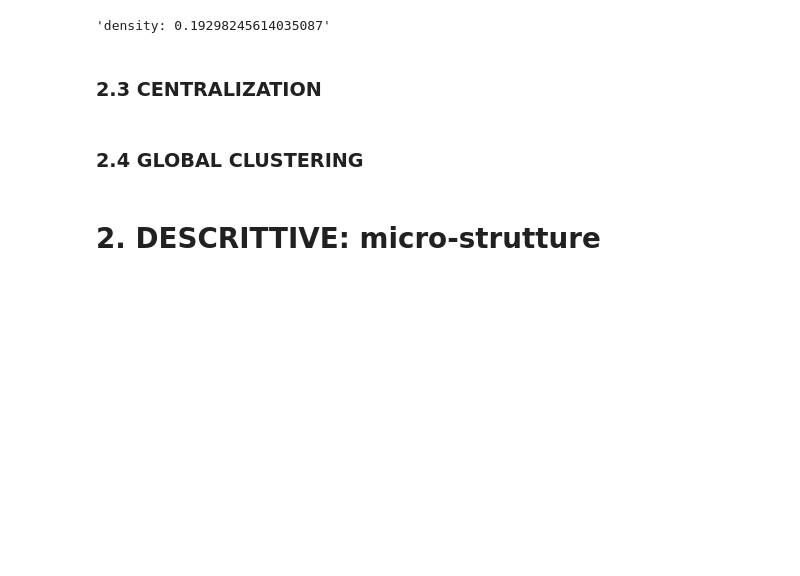
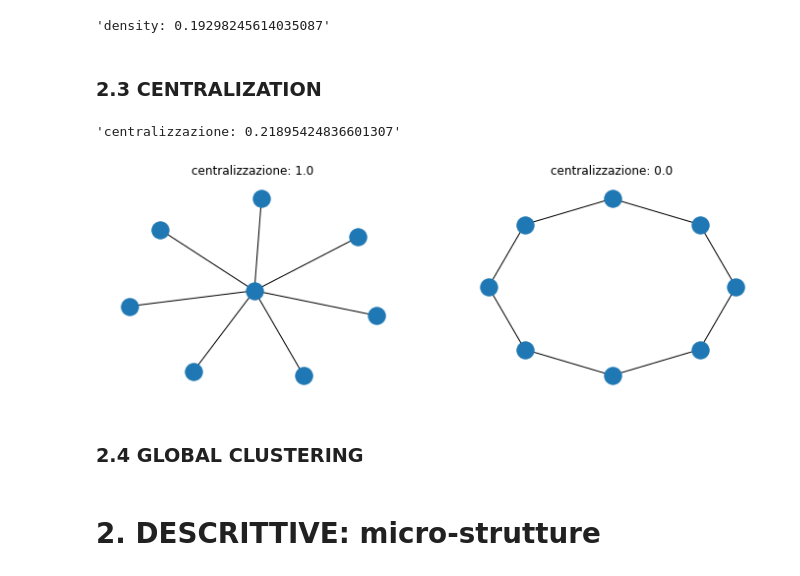
Before and after one commit to alkaest2002/ABGrid, a Jupyter notebook: materials/course 101/esercitazione.ipynb, the cells around one changed output. Saved outputs shown, nothing was run; the diff lists cells and outputs as text; code cells hidden in the pictures; blank space fills up the shorter version.

```diff
--- a/materials/course 101/esercitazione.ipynb
+++ b/materials/course 101/esercitazione.ipynb
@@ -272,13 +320,30 @@ def get_centralization(G):
     c_max = max(centrality_values)
     return sum([ c_max - value for value in centrality_values ]) / ((n-1)*(n-2))
 
-f"centralizzazione: {get_centralization(G)}"
+f"centralizzazione: {get_centralization(Ge)}"
+# %% [output]
+'centralizzazione: 0.21895424836601307'
 # %%
-# ESEMPIO DI CENTRALIZATION MASSIMA
+# ESEMPIO DI CENTRALIZATION MASSIMA E MINIMA
+
+fig, (ax1, ax2) = plt.subplots(nrows=1, ncols=2, figsize=(12,4))
+
 S = nx.Graph()
 S.add_nodes_from(range(8))
 nx.add_star(S, S.nodes())
 loc = nx.spring_layout(S)
-nx.draw(S,loc)
+nx.draw(S,loc, ax=ax1)
+ax1.set_title(f"centralizzazione: {get_centralization(S)}")
 
-f"centralizzazione: {get_centralization(S)}"
+# ESEMPIO DI CENTRALIZATION MINIMA
+C = nx.Graph()
+nodes = range(8)
+C.add_nodes_from(nodes)
+C.add_edges_from(
+    sum([[(x,nodes[idx+1]) for idx,x in enumerate(nodes[:-1])], [(nodes[0], nodes[-1])]], [])
+)
+loc = nx.circular_layout(C)
+nx.draw(C,loc, ax=ax2)
+ax2.set_title(f"centralizzazione: {get_centralization(C)}");
+# %% [output]
+[figure, added]
```
Also changed, not shown: parts of 18 cells of this notebook, 3 other files.
